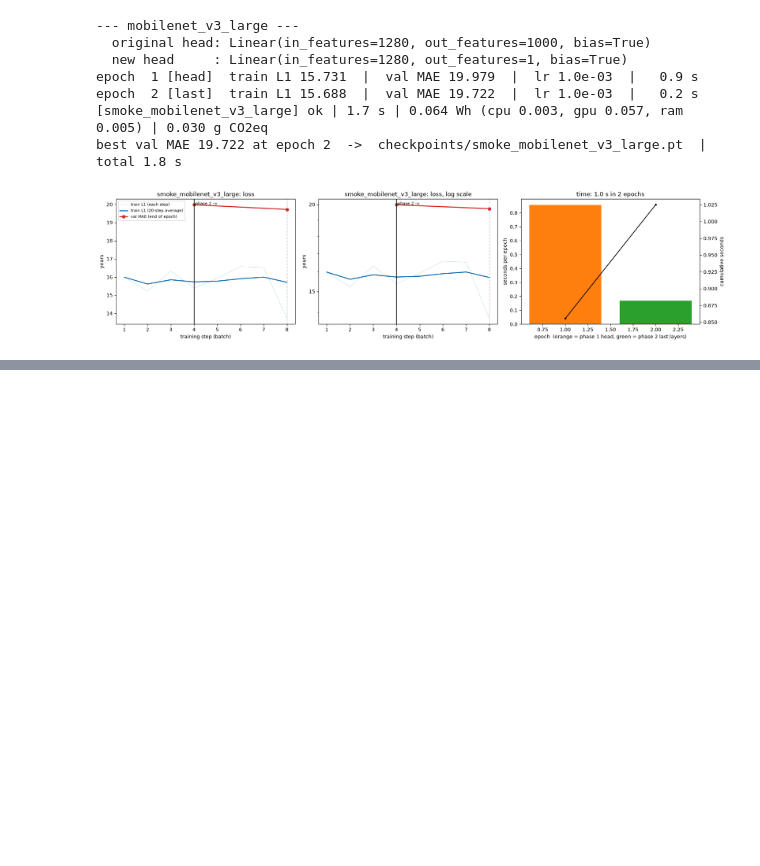
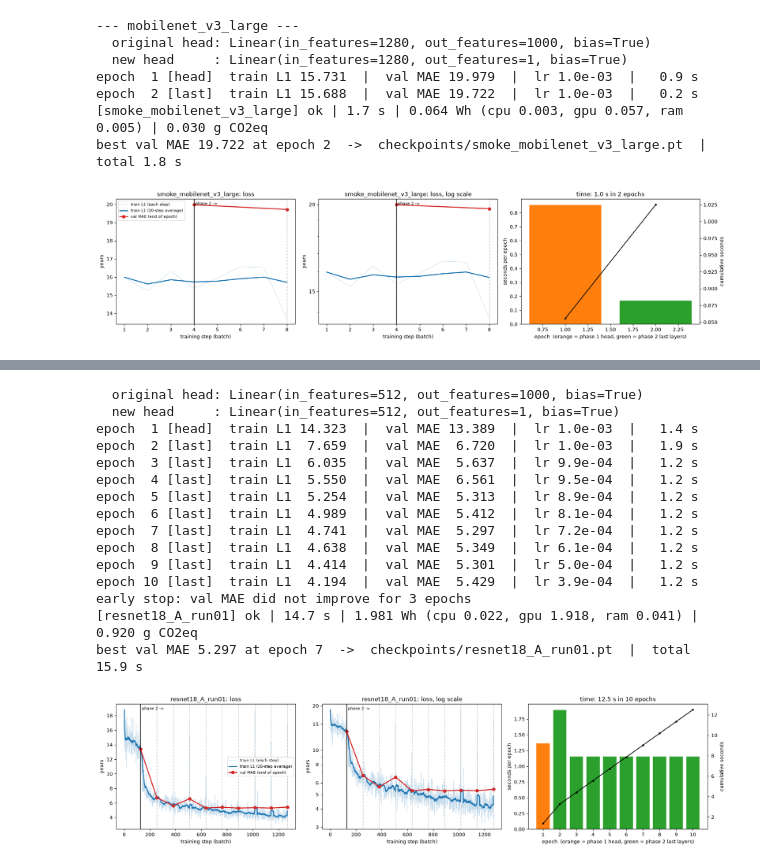
Before and after one commit to fouad1233/CSE655_Deep_Learning_Project, a Jupyter notebook: src/02_pipeline.ipynb, the cells around one changed output, grey strips where cells are left out. Drawn from its saved outputs; the diff is of its cells as text; code cells hidden in the pictures; blank space fills up the shorter version.

```diff
--- a/src/02_pipeline.ipynb
+++ b/src/02_pipeline.ipynb
@@ -586,9 +557,11 @@ MACs are counted with a hook on every `Conv2d` and `Linear`: conv MACs = output
 # %%
 TRAIN_PARTS = {   # module-name prefixes that are trainable in each phase
     "resnet18":           {"head": ["fc"],
-                           "last": ["layer3", "layer4", "fc"]},
+                           "last": ["layer3", "layer4", "fc"],
+                           "full": ["conv1", "bn1", "layer1", "layer2", "layer3", "layer4", "fc"]},   # everything
     "mobilenet_v3_large": {"head": ["classifier.3"],
-                           "last": [f"features.{i}" for i in range(7, 17)] + ["classifier"]},
+                           "last": [f"features.{i}" for i in range(7, 17)] + ["classifier"],
+                           "full": ["features", "classifier"]},                                        # everything
 }
 
 def _in_parts(name: str, parts: list[str]) -> bool:
@@ -968,0 +951,27 @@ best val MAE 19.722 at epoch 2  ->  checkpoints/smoke_mobilenet_v3_large.pt  |
+# %%
+RUN_RESNET = "resnet18_A_run01"
+
+if already_logged(RUN_RESNET):
+    print(f"{RUN_RESNET} already trained - loading its best weights (no training)")
+    resnet = build_model("resnet18").to(DEV)
+    resnet.load_state_dict(torch.load(CKPT_DIR / f"{RUN_RESNET}.pt"))
+    hist_resnet = pd.read_csv(TRAIN_LOG_DIR / f"{RUN_RESNET}.csv")
+else:
+    resnet, hist_resnet = train_model("resnet18", RUN_RESNET)
+# %% [output]
+  original head: Linear(in_features=512, out_features=1000, bias=True)
+  new head     : Linear(in_features=512, out_features=1, bias=True)
+epoch  1 [head]  train L1 14.323  |  val MAE 13.389  |  lr 1.0e-03  |   1.4 s
+epoch  2 [last]  train L1  7.659  |  val MAE  6.720  |  lr 1.0e-03  |   1.9 s
+epoch  3 [last]  train L1  6.035  |  val MAE  5.637  |  lr 9.9e-04  |   1.2 s
+epoch  4 [last]  train L1  5.550  |  val MAE  6.561  |  lr 9.5e-04  |   1.2 s
+epoch  5 [last]  train L1  5.254  |  val MAE  5.313  |  lr 8.9e-04  |   1.2 s
+epoch  6 [last]  train L1  4.989  |  val MAE  5.412  |  lr 8.1e-04  |   1.2 s
+epoch  7 [last]  train L1  4.741  |  val MAE  5.297  |  lr 7.2e-04  |   1.2 s
+epoch  8 [last]  train L1  4.638  |  val MAE  5.349  |  lr 6.1e-04  |   1.2 s
+epoch  9 [last]  train L1  4.414  |  val MAE  5.301  |  lr 5.0e-04  |   1.2 s
+epoch 10 [last]  train L1  4.194  |  val MAE  5.429  |  lr 3.9e-04  |   1.2 s
+early stop: val MAE did not improve for 3 epochs
+[resnet18_A_run01] ok | 14.7 s | 1.981 Wh (cpu 0.022, gpu 1.918, ram 0.041) | 0.920 g CO2eq
+best val MAE 5.297 at epoch 7  ->  checkpoints/resnet18_A_run01.pt  |  total 15.9 s
+[figure, added]
```
Also changed, not shown: parts of 18 cells of this notebook, 29 other files.
